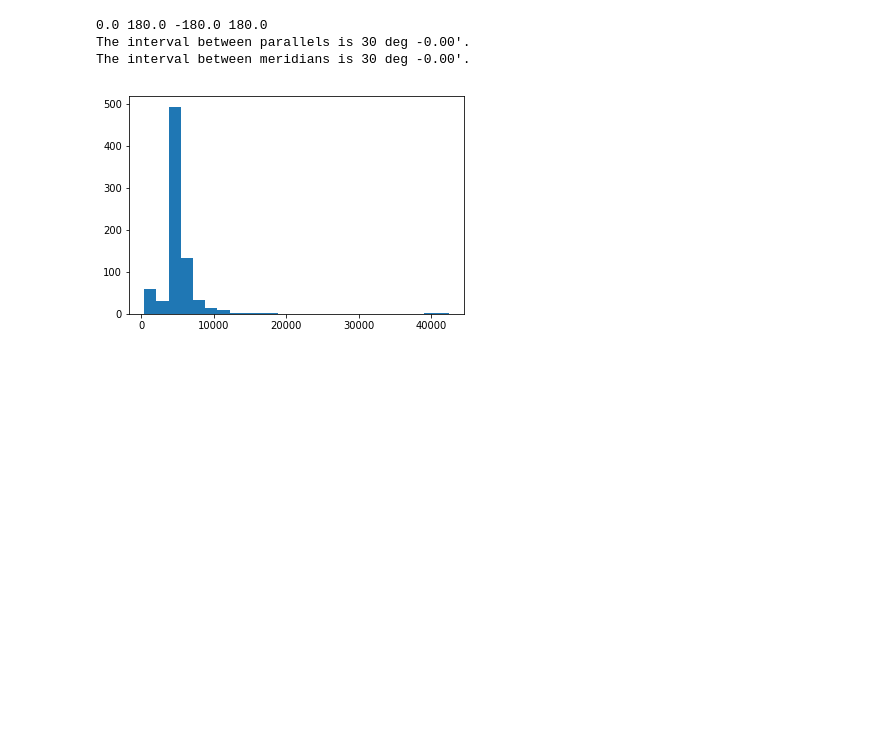
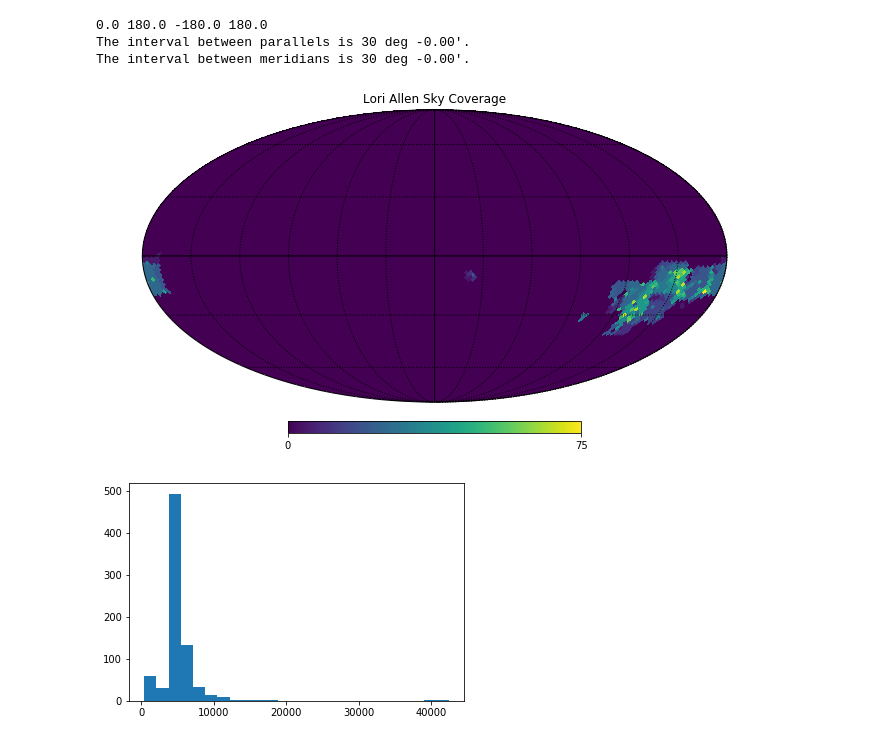
Before and after one commit to smotherh/KBMOD_paper2_data_preperation, a Jupyter notebook: pointing_metadata/NEO_Fields.ipynb, the cells around one changed output. Cells and saved outputs as stored; diff of their text form; code cells hidden in the pictures; blank space fills up the shorter version.

```diff
--- a/pointing_metadata/NEO_Fields.ipynb
+++ b/pointing_metadata/NEO_Fields.ipynb
@@ -14,8 +13,8 @@ import pointing_groups
 # %%
 """
-df = pointing_groups.load_raw_data()
-Pointing_Groups = pointing_groups.sort_pointings(df)
-pointing_groups.pickle_pointings(Pointing_Groups)
+df = pg.load_raw_data()
+Pointing_Groups = pg.sort_pointings(df)
+pg.pickle_pointings(Pointing_Groups)
 """
 
 with open('PickledPointings.pkl', 'rb') as f:
@@ -46,7 +45,7 @@ DEC = np.concatenate(DEC)
 
 NSIDE =  32 #nside determines the size of the pixels
 pixels = hp.ang2pix(NSIDE, np.radians(90-DEC), np.radians(RA)) #NOTE healpy uses colatitude (north pole 0) instead of latitude
-hitmap = np.ones(healpy.nside2npix(NSIDE)) * hp.UNSEEN #by convention non   hit pixels have a specific value
+hitmap = np.ones(hp.nside2npix(NSIDE)) * hp.UNSEEN #by convention non   hit pixels have a specific value
 pixels_binned = np.bincount(pixels)
 hitmap[:len(pixels_binned)] =  pixels_binned
 hitmap[hitmap==hp.UNSEEN] = 0
@@ -59,6 +56,7 @@ plt.savefig('Lori_Allen_Sky_Coverage.pdf')
 0.0 180.0 -180.0 180.0
 The interval between parallels is 30 deg -0.00'.
 The interval between meridians is 30 deg -0.00'.
+[figure, added]
 # %%
 den_visits,den_ccd,den_count = np.loadtxt('ref_data.txt',unpack=True)
 unique_visits = np.unique(den_visits)
```
Also changed, not shown: parts of 14 cells of this notebook, 1 other file.
